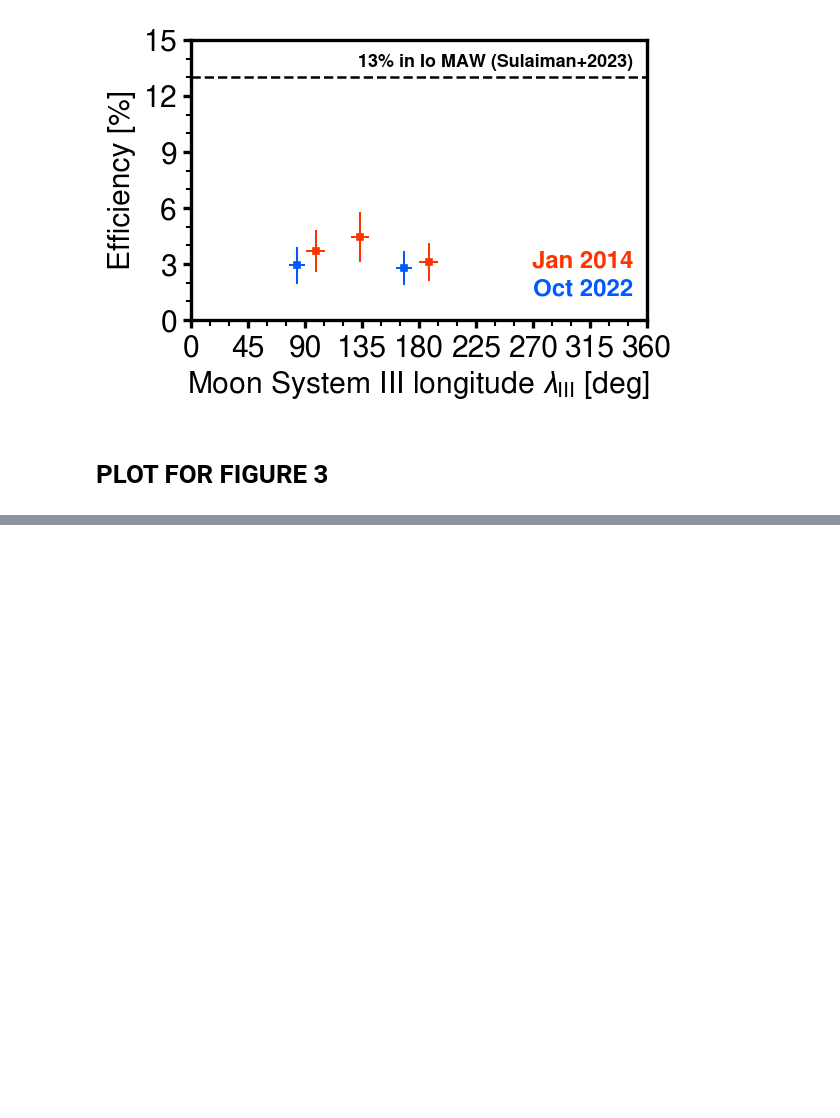
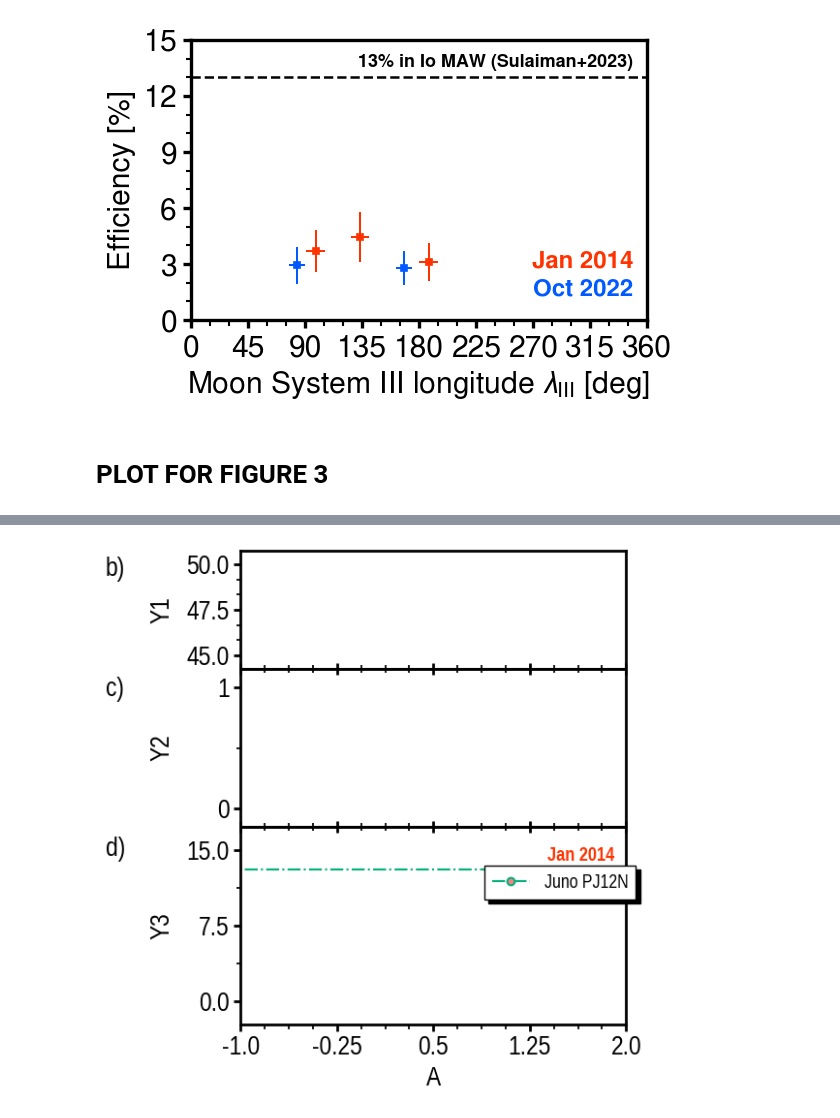
Before and after one commit to ShinnosukeSatoh/HST_Jupiter_footprints_dms, a Jupyter notebook: Poyntingflux.ipynb, the cells around one changed output, grey strips where cells are left out. Drawn from its saved outputs; the diff is of its cells as text; code cells hidden in the pictures; blank space fills up the shorter version.

Commit message:
Minor revision on Figure 3d.

```diff
--- a/Poyntingflux.ipynb
+++ b/Poyntingflux.ipynb
@@ -1862,0 +2218,33 @@ Case 2 [GW]: 64.80574297706845
+# %%
+UC = UniversalColor()
+UC.set_palette()
+# UC.reset_palette()
+
+F = SharedXaxis()
+F.fontsize = 20
+F.universalcolor =  True
+F.fontname = 'Liberation Sans Narrow'
+F.set_figparams(nrows=3, figsize=(4.7, 5.5), dpi='S', height_ratios=[0.6, 0.8, 1])
+F.initialize(panel_beginwith='b', panelname_xposition=-0.35)
+
+F.set_xaxis(label='A', min=-1, max=2, ticks=np.linspace(-1,2,5), ticklabels=np.linspace(-1,2,5), minor_num=4)
+F.set_yaxis(ax_idx=0, label='Y1', min=45, max=50, ticks=np.linspace(45,50,3), ticklabels=np.linspace(45,50,3), minor_num=3, adjust=True)
+F.set_yaxis(ax_idx=1, label='Y2', adjust=True)
+
+F.set_yaxis(ax_idx=2, label='Y3', min=0, max=15, ticks=np.linspace(0,15,3), ticklabels=np.linspace(0,15,3), adjust=True)
+PJ12 = F.ax[2].plot([-17,59.9,380],[13,13,13], marker='.', linestyle='-.',
+                    color=UC.green, label='Juno PJ12N',
+                  markersize=11, markerfacecolor=UC.pink, markeredgewidth=1.5,)
+
+F.ax[2].text(0.97, 0.90, 'Jan 2014',
+        weight='bold',
+        color=UC.red,
+        horizontalalignment='right',
+        verticalalignment='top',
+        transform=F.ax[2].transAxes,
+        fontsize=fontsize*0.8)
+
+legend1 = F.legend_auto(ax=F.ax[2])
+F.legend_shadow(F.ax[2], legend1, dx=0.009, dy=-0.0073)
+# %% [output]
+[figure, added]
```
Also changed, not shown: parts of 3 cells of this notebook, 5 other files.
